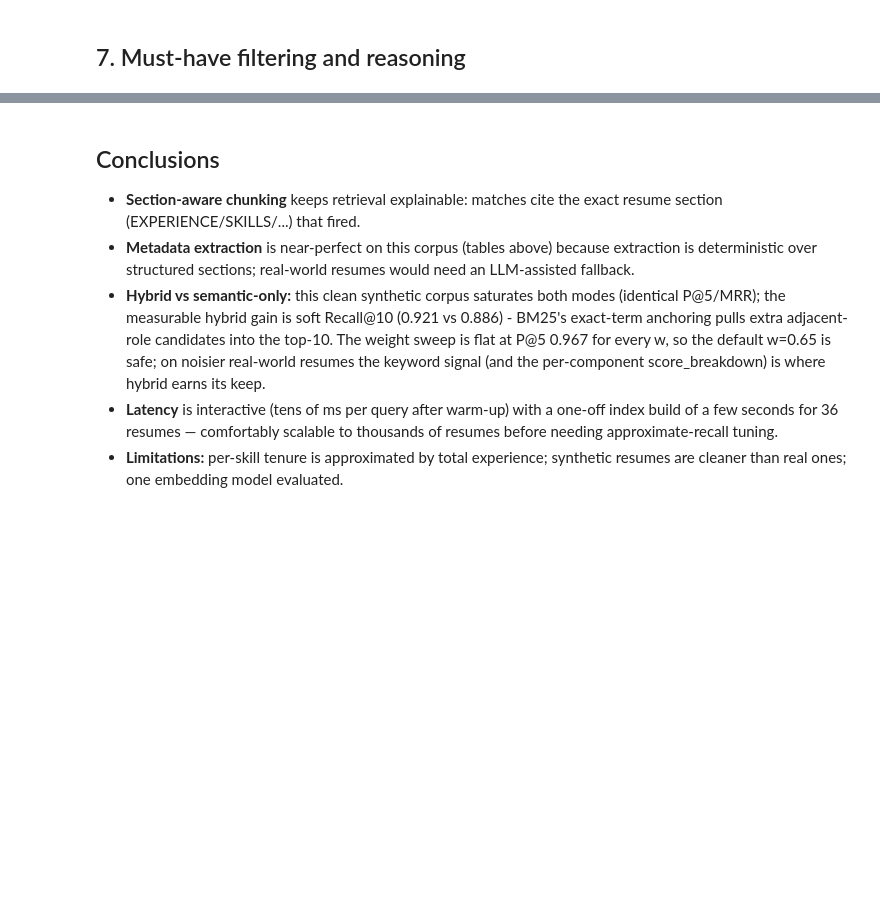
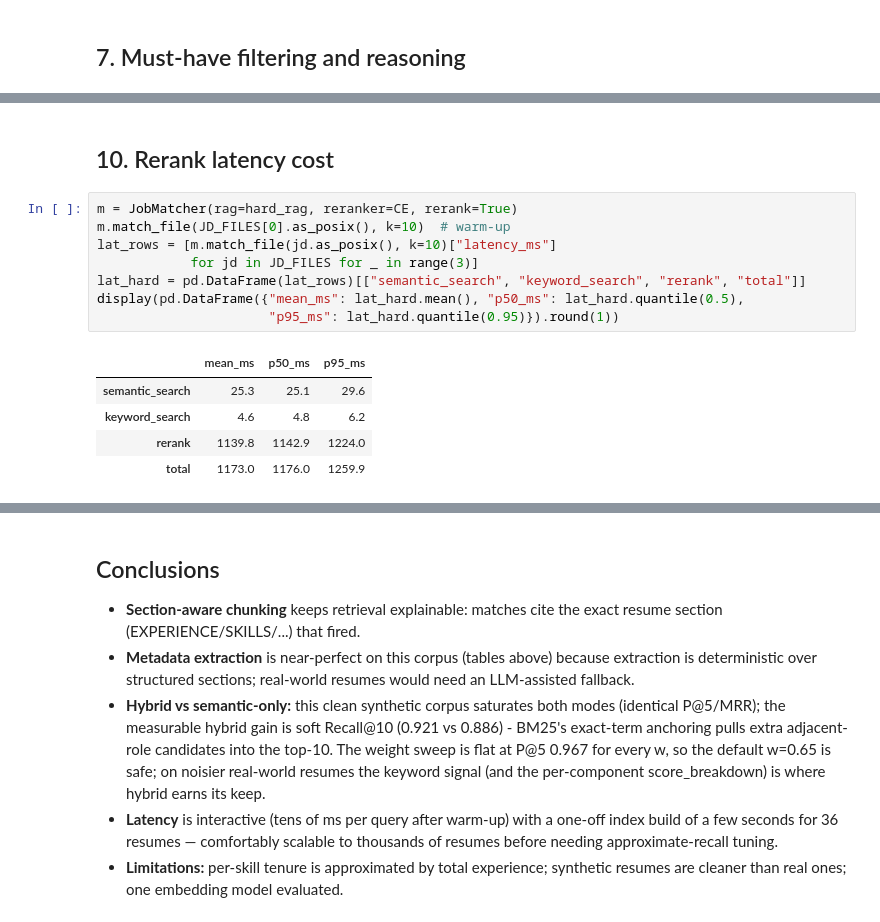
Before and after one commit to roncyrthomas/resume-matching-agent, a Jupyter notebook: rag_analysis.ipynb, the cells around one changed output, grey strips where cells are left out. Cells and saved outputs as stored; diff of their text form; blank space fills up the shorter version.

```diff
--- a/rag_analysis.ipynb
+++ b/rag_analysis.ipynb
@@ -328,0 +463,16 @@ print(_json.dumps(sample, indent=2)[:2500])
+# %% [markdown]
+## 10. Rerank latency cost
+# %%
+m = JobMatcher(rag=hard_rag, reranker=CE, rerank=True)
+m.match_file(JD_FILES[0].as_posix(), k=10)  # warm-up
+lat_rows = [m.match_file(jd.as_posix(), k=10)["latency_ms"]
+            for jd in JD_FILES for _ in range(3)]
+lat_hard = pd.DataFrame(lat_rows)[["semantic_search", "keyword_search", "rerank", "total"]]
+display(pd.DataFrame({"mean_ms": lat_hard.mean(), "p50_ms": lat_hard.quantile(0.5),
+                      "p95_ms": lat_hard.quantile(0.95)}).round(1))
+# %% [output]
+|  | mean_ms | p50_ms | p95_ms |
+| semantic_search | 25.3 | 25.1 | 29.6 |
+| keyword_search | 4.6 | 4.8 | 6.2 |
+| rerank | 1139.8 | 1142.9 | 1224.0 |
+| total | 1173.0 | 1176.0 | 1259.9 |
```
Also changed, not shown: parts of 14 cells of this notebook, 1 other file.
